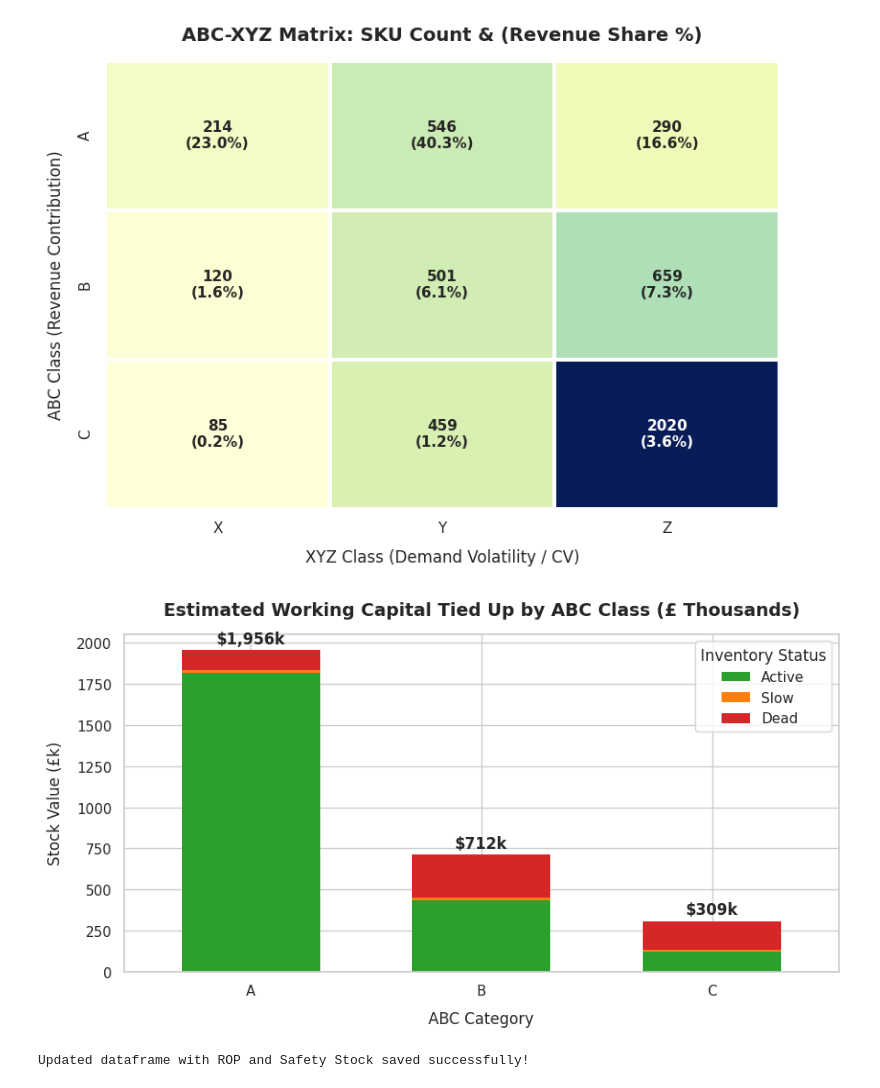
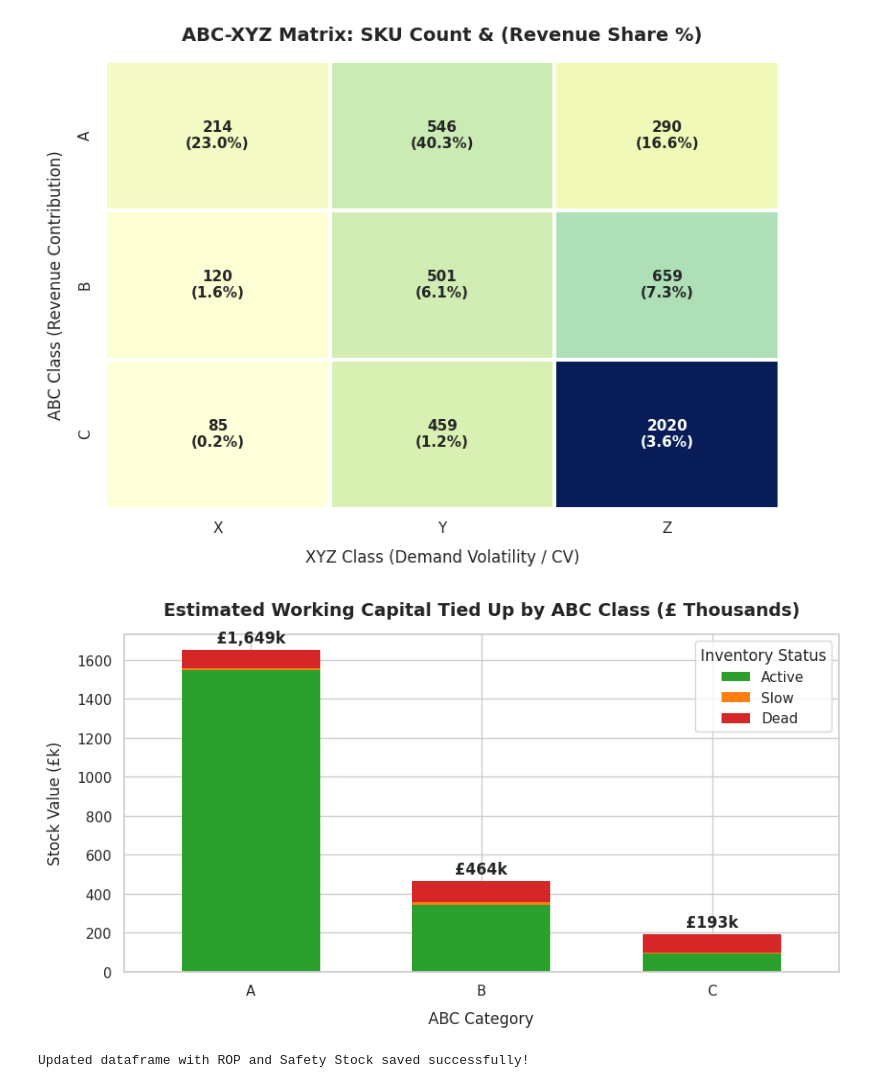
Before and after one commit to aditiii2/retail-inventory-optimization, a Jupyter notebook: notebook.ipynb, the cells around one changed output. Saved outputs shown, nothing was run; the diff lists cells and outputs as text; code cells hidden in the pictures.

Commit message:
Add Power BI dashboard, chart images, corrected capital figures

```diff
--- a/notebook.ipynb
+++ b/notebook.ipynb
@@ -1,4 +1,5 @@
 # %%
+import os
 import pandas as pd
 import numpy as np
 import matplotlib.pyplot as plt
@@ -6,11 +7,23 @@ import seaborn as sns
 
 folder = r"C:\Users\sujat\OneDrive\Desktop\Retail-Inv-opt"
 
-df = pd.read_csv(folder + r"\online_retail_II.csv",
+csv_path = folder + r"\online_retail_II.csv"
+
+# first run only: convert the Excel file to CSV (takes a few minutes)
+if not os.path.exists(csv_path):
+    sheets = pd.read_excel(
+        folder + r"\online_retail_II.xlsx",
+        sheet_name=None,
+        dtype={"StockCode": str, "Invoice": str},
+    )
+    pd.concat(sheets.values(), ignore_index=True).to_csv(csv_path, index=False)
+
+# load the data
+df = pd.read_csv(csv_path,
                  parse_dates=["InvoiceDate"],
                  dtype={"StockCode": str, "Invoice": str})
 
-print(df.shape)
+print(df.shape)  # expect (1067371, 8)
 df.info()
 display(df.head())
 # %% [output]
@@ -243,6 +256,9 @@ sku = data.groupby("StockCode").agg(
 desc = data.sort_values("InvoiceDate").groupby("StockCode")["Description"].last()
 sku["description"] = sku["StockCode"].map(desc)
 
+# unit-weighted price (revenue / units), so bulk orders at low prices count properly
+sku["avg_price"] = sku["revenue"] / sku["units"]
+
 print("Total SKUs:", len(sku))
 sku.head()
 # %% [output]
@@ -643,26 +661,27 @@ plt.show()
 # %%
 #  WORKING CAPITAL BREAKDOWN CHART
 cap_summary = sku.groupby(["ABC", "status"])["est_stock_value"].sum().unstack(fill_value=0) / 1e3  # In Thousands
 
 fig, ax = plt.subplots(figsize=(9, 5))
 cap_summary[["Active", "Slow", "Dead"]].plot(kind="bar", stacked=True,
                                            color=["#2ca02c", "#ff7f0e", "#d62728"],
                                            ax=ax, edgecolor="none", width=0.6)
 
 ax.set_title("Estimated Working Capital Tied Up by ABC Class (£ Thousands)", fontsize=14, pad=15, weight='bold')
 ax.set_xlabel("ABC Category", fontsize=12, labelpad=10)
 ax.set_ylabel("Stock Value (£k)", fontsize=12, labelpad=10)
 ax.legend(title="Inventory Status", frameon=True)
 plt.xticks(rotation=0)
 
 # Add total values on top of bars
 for i, total in enumerate(cap_summary.sum(axis=1)):
-    ax.text(i, total + 20, f"${total:,.0f}k", ha='center', va='bottom', fontweight='bold')
+    ax.text(i, total + 20, f"£{total:,.0f}k", ha='center', va='bottom', fontweight='bold')
 
 plt.tight_layout()
+plt.savefig(folder + r"\capital_by_class.png", dpi=150, bbox_inches="tight")
 plt.show()
 # %% [output]
-[figure, old version]
+[figure, new version]
 # %%
 # SAFETY STOCK & REORDER POINT (ROP)
 # Assumptions: lead time = 14 days; service levels A=98% (Z=2.05), B=95% (Z=1.65), C=90% (Z=1.28)
```
Also changed, not shown: parts of 15 cells of this notebook, 6 other files.
